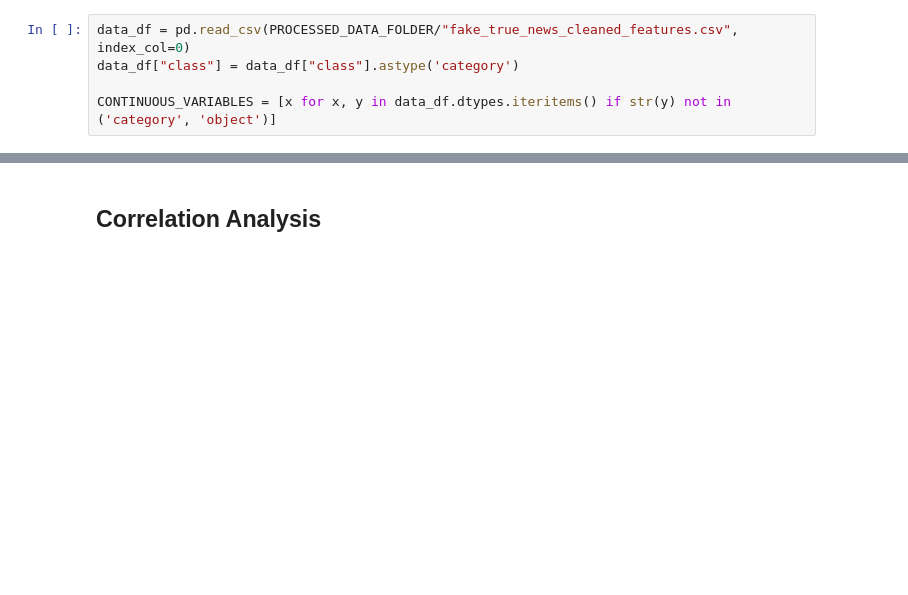
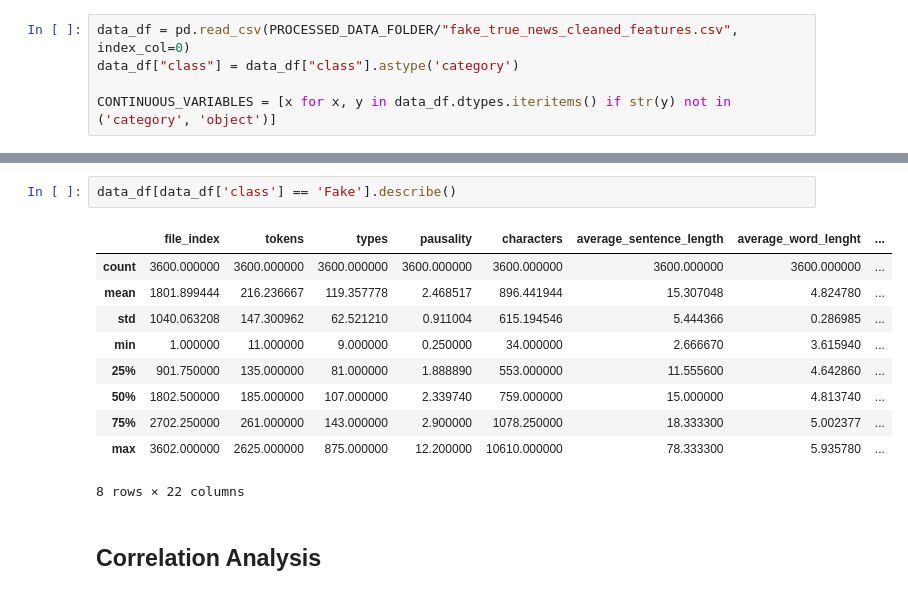
Before and after one commit to limagbz/fake-news-ptBR, a Jupyter notebook: notebooks/5 - Exploratory Data Analysis.ipynb, the cells around one changed output, grey strips where cells are left out. Cells and saved outputs as stored; diff of their text form; blank space fills up the shorter version.

```diff
--- a/notebooks/5 - Exploratory Data Analysis.ipynb
+++ b/notebooks/5 - Exploratory Data Analysis.ipynb
@@ -51,3 +66,16 @@ CONTINUOUS_VARIABLES = [x for x, y in data_df.dtypes.iteritems() if str(y) not i
+# %%
+data_df[data_df['class'] == 'Fake'].describe()
+# %% [output]
+|  | file_index | tokens | types | pausality | characters | average_sentence_length | average_word_lenght | ... |
+| count | 3600.000000 | 3600.000000 | 3600.000000 | 3600.000000 | 3600.000000 | 3600.000000 | 3600.000000 | ... |
+| mean | 1801.899444 | 216.236667 | 119.357778 | 2.468517 | 896.441944 | 15.307048 | 4.824780 | ... |
+| std | 1040.063208 | 147.300962 | 62.521210 | 0.911004 | 615.194546 | 5.444366 | 0.286985 | ... |
+| min | 1.000000 | 11.000000 | 9.000000 | 0.250000 | 34.000000 | 2.666670 | 3.615940 | ... |
+| 25% | 901.750000 | 135.000000 | 81.000000 | 1.888890 | 553.000000 | 11.555600 | 4.642860 | ... |
+| 50% | 1802.500000 | 185.000000 | 107.000000 | 2.339740 | 759.000000 | 15.000000 | 4.813740 | ... |
+| 75% | 2702.250000 | 261.000000 | 143.000000 | 2.900000 | 1078.250000 | 18.333300 | 5.002377 | ... |
+| max | 3602.000000 | 2625.000000 | 875.000000 | 12.200000 | 10610.000000 | 78.333300 | 5.935780 | ... |
+8 rows × 22 columns
 # %% [markdown]
 ## Correlation Analysis
 # %% [markdown]
```
Also changed, not shown: parts of 8 cells of this notebook, 1 other file.
